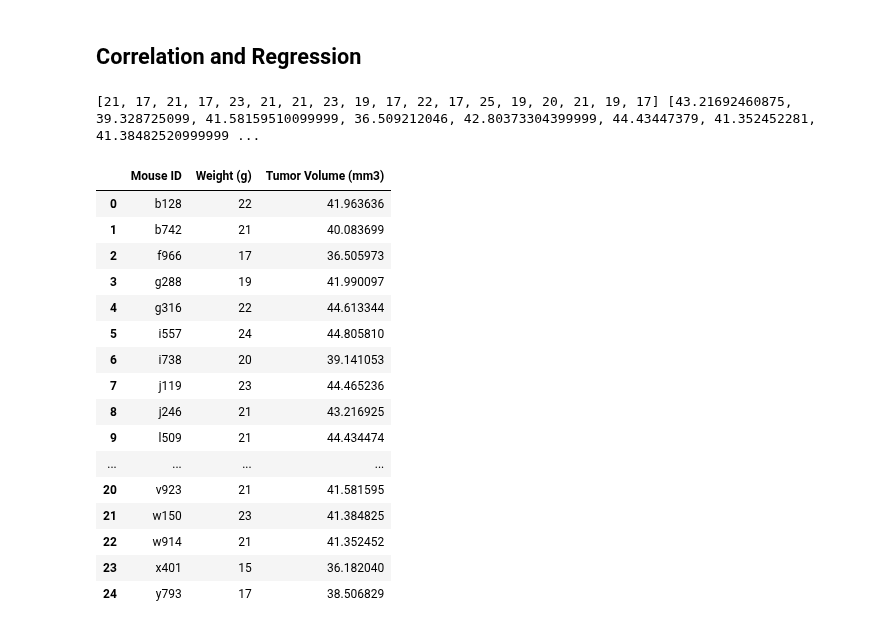
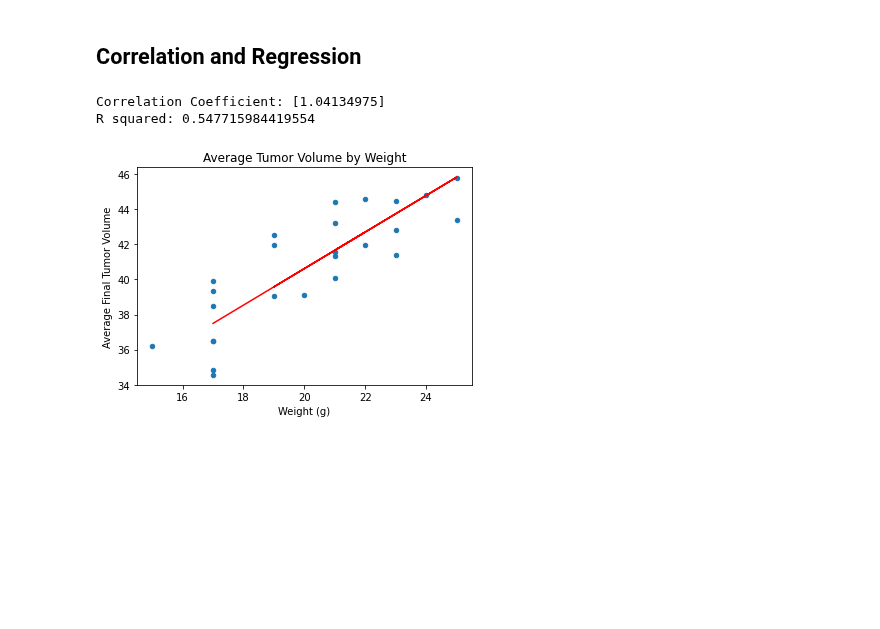
Before and after one commit to rebekahcallkacz/matplotlib-challenge, a Jupyter notebook: Pymaceuticals/main.ipynb, the cells around one changed output. Cells and saved outputs as stored; diff of their text form; code cells hidden in the pictures; blank space fills up the shorter version.

Commit message:
calculated linear regression and coefficients

```diff
--- a/Pymaceuticals/main.ipynb
+++ b/Pymaceuticals/main.ipynb
@@ -319,28 +323,32 @@ plt.show()
 # %%
 # Calculate the correlation coefficient and linear regression model
 # for mouse weight and average tumor volume for the Capomulin regimen
-#tumor_and_weight.plot(kind='scatter', x= 'Weight (g)', y= 'Tumor Volume (mm3)', title= 'Average Tumor Volume by Weight')
-#plt.show()
 
-x_weight = tumor_and_weight['Weight (g)'].tolist()
-y_volume = tumor_and_weight['Tumor Volume (mm3)'].tolist()
-x_train, x_text, y_train, y_test = train_test_split(x_weight, y_volume)
+#Set up scatter plot
+tumor_and_weight.plot(kind='scatter', x= 'Weight (g)', y= 'Tumor Volume (mm3)', title= 'Average Tumor Volume by Weight')
+
+#Create training and testing sets
+x_train, x_test, y_train, y_test = train_test_split(tumor_and_weight[['Weight (g)']], tumor_and_weight['Tumor Volume (mm3)'])
+
+#Create linear regression object
+regr = linear_model.LinearRegression()
+
+#Train linear regression model using training set
+regr.fit(x_train, y_train)
+
+#Make predictions using testing set
+y_pred = regr.predict(x_test)
+
+
+#Calculate coefficients
+print(f'Correlation Coefficient: {regr.coef_}')
+print(f'R squared: {r2_score(y_test, y_pred)}')
+
+#Plot linear regression
+plt.plot(x_test, y_pred, color='r')
+plt.ylabel('Average Final Tumor Volume')
+plt.show()
 # %% [output]
-[21, 17, 21, 17, 23, 21, 21, 23, 19, 17, 22, 17, 25, 19, 20, 21, 19, 17] [43.21692460875, 39.328725099, 41.58159510099999, 36.509212046, 42.80373304399999, 44.43447379, 41.352452281, 41.38482520999999 ...
+Correlation Coefficient: [1.04134975]
+R squared: 0.547715984419554
-|  | Mouse ID | Weight (g) | Tumor Volume (mm3) |
-| 0 | b128 | 22 | 41.963636 |
-| 1 | b742 | 21 | 40.083699 |
-| 2 | f966 | 17 | 36.505973 |
-| 3 | g288 | 19 | 41.990097 |
-| 4 | g316 | 22 | 44.613344 |
-| 5 | i557 | 24 | 44.805810 |
-| 6 | i738 | 20 | 39.141053 |
-| 7 | j119 | 23 | 44.465236 |
-| 8 | j246 | 21 | 43.216925 |
-| 9 | l509 | 21 | 44.434474 |
-| ... | ... | ... | ... |
-| 20 | v923 | 21 | 41.581595 |
-| 21 | w150 | 23 | 41.384825 |
-| 22 | w914 | 21 | 41.352452 |
-| 23 | x401 | 15 | 36.182040 |
-| 24 | y793 | 17 | 38.506829 |
+[figure, added]
```
Also changed, not shown: parts of 3 cells of this notebook.
